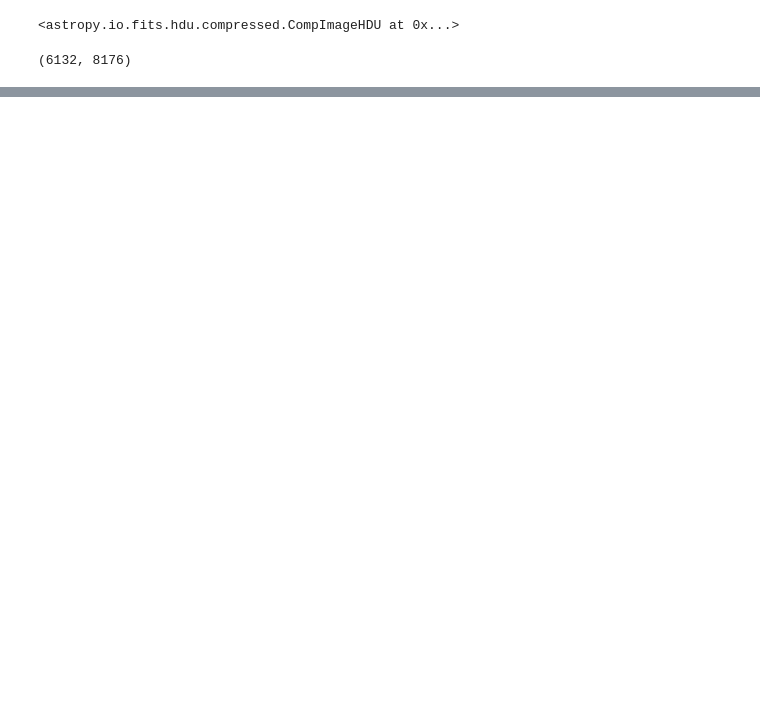
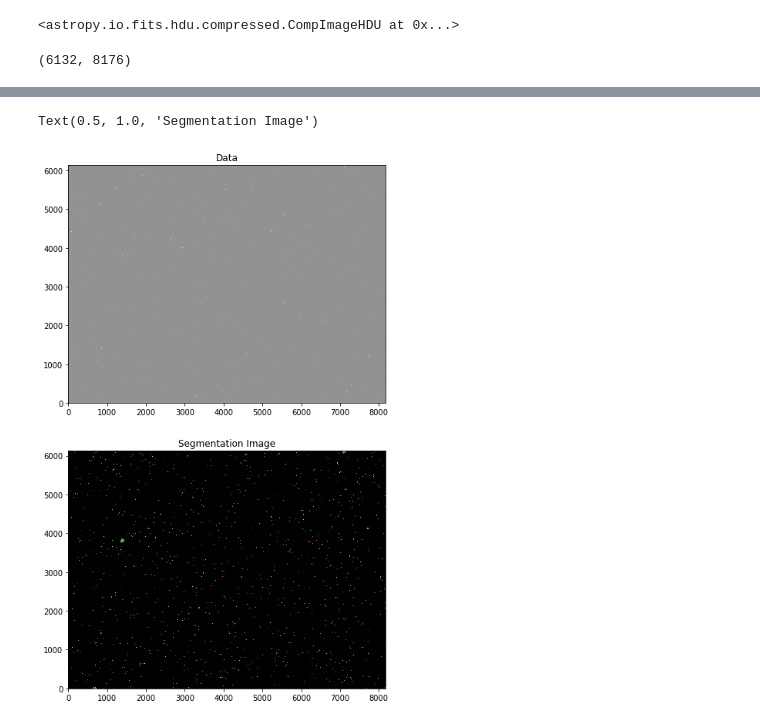
Before and after one commit to kpklo1/Machine-Learning-and-Galaxies, a Jupyter notebook: Code/Cutout.ipynb, the cells around one changed output, grey strips where cells are left out. Drawn from its saved outputs; the diff is of its cells as text; code cells hidden in the pictures; blank space fills up the shorter version.

```diff
--- a/Code/Cutout.ipynb
+++ b/Code/Cutout.ipynb
@@ -124,0 +204,25 @@ TypeError: Image data of dtype (numpy.record, [('id', '<i4'), ('cat.archive', '<
+# %%
+from photutils import detect_threshold
+threshold = detect_threshold(data, nsigma=3.)
+from astropy.convolution import Gaussian2DKernel
+from astropy.stats import gaussian_fwhm_to_sigma
+from photutils import detect_sources
+sigma = 3.0 * gaussian_fwhm_to_sigma  # FWHM = 3.
+kernel = Gaussian2DKernel(sigma, x_size=3, y_size=3)
+kernel.normalize()
+segm = detect_sources(data, threshold, npixels=5, filter_kernel=kernel)
+# %%
+import numpy as np
+import matplotlib.pyplot as plt
+from astropy.visualization import SqrtStretch
+from astropy.visualization.mpl_normalize import ImageNormalize
+norm = ImageNormalize(stretch=SqrtStretch())
+fig, (ax1, ax2) = plt.subplots(2, 1, figsize=(10, 12.5))
+ax1.imshow(data, origin='lower', cmap='Greys_r', norm=norm)
+ax1.set_title('Data')
+cmap = segm.make_cmap(random_state=12345)
+ax2.imshow(segm, origin='lower', cmap=cmap)
+ax2.set_title('Segmentation Image')
+# %% [output]
+Text(0.5, 1.0, 'Segmentation Image')
+[figure, added]
```
Also changed, not shown: parts of 23 cells of this notebook, 2 other files.
